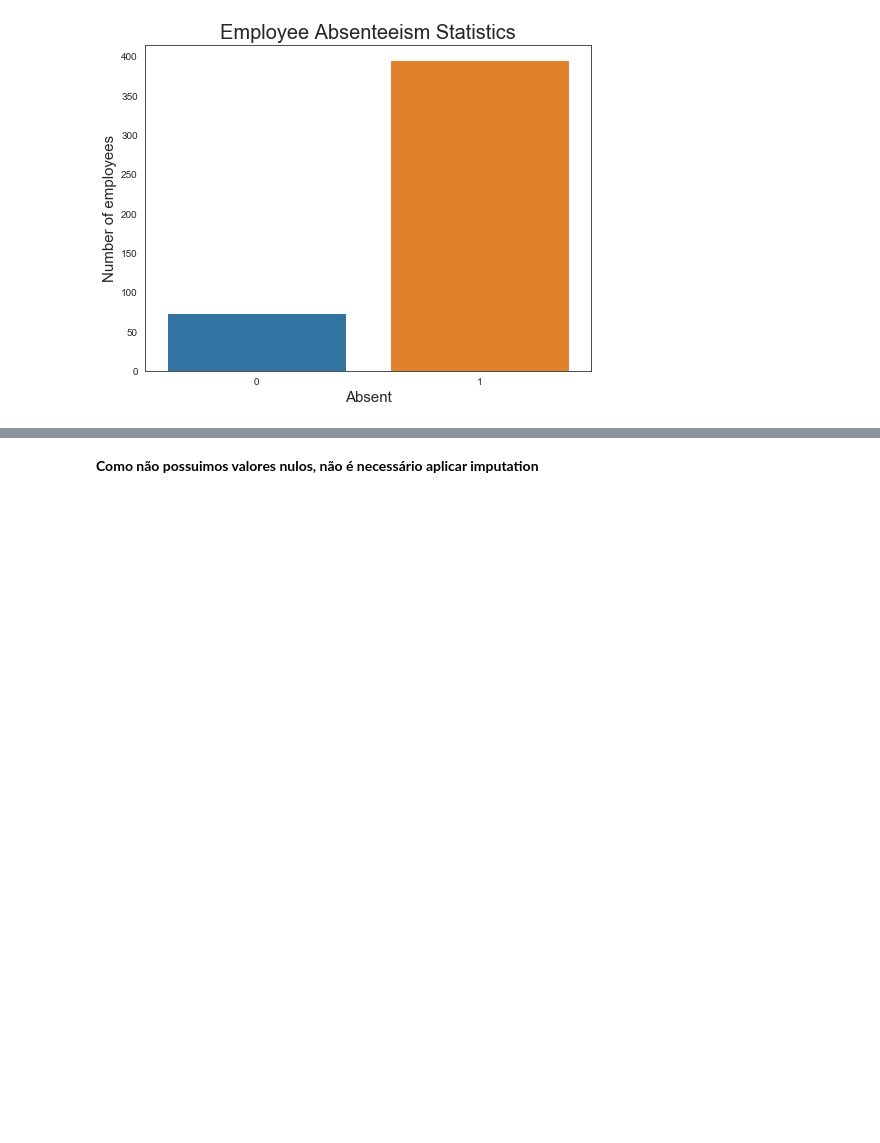
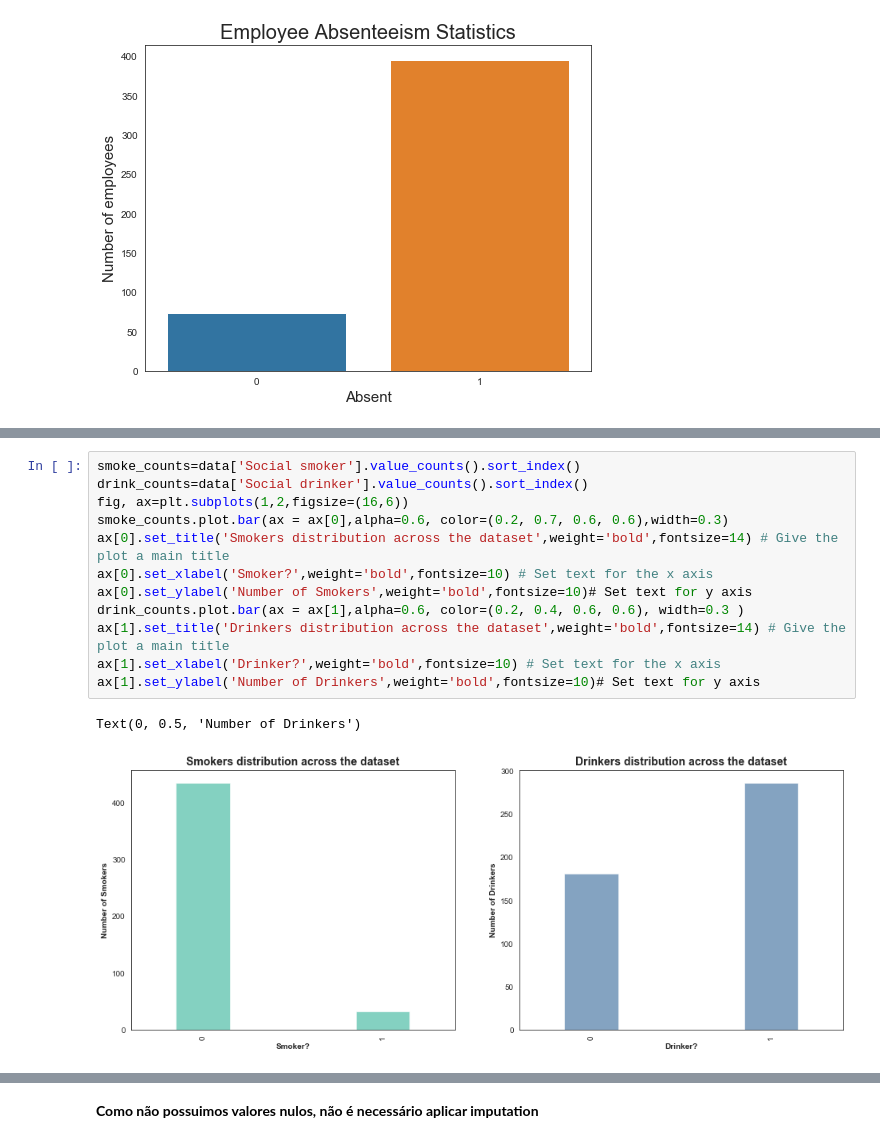
Before and after one commit to Pugnatore/EmployeeAbsenteeism, a Jupyter notebook: TrabalhoFinal.ipynb, the cells around one changed output, grey strips where cells are left out. Drawn from its saved outputs; the diff is of its cells as text; blank space fills up the shorter version.

```diff
--- a/TrabalhoFinal.ipynb
+++ b/TrabalhoFinal.ipynb
@@ -243,0 +259,15 @@ Text(0.5, 1, 'Employee Absenteeism Statistics')
+# %%
+smoke_counts=data['Social smoker'].value_counts().sort_index()
+drink_counts=data['Social drinker'].value_counts().sort_index()
+fig, ax=plt.subplots(1,2,figsize=(16,6))
+smoke_counts.plot.bar(ax = ax[0],alpha=0.6, color=(0.2, 0.7, 0.6, 0.6),width=0.3)
+ax[0].set_title('Smokers distribution across the dataset',weight='bold',fontsize=14) # Give the plot a main title
+ax[0].set_xlabel('Smoker?',weight='bold',fontsize=10) # Set text for the x axis
+ax[0].set_ylabel('Number of Smokers',weight='bold',fontsize=10)# Set text for y axis
+drink_counts.plot.bar(ax = ax[1],alpha=0.6, color=(0.2, 0.4, 0.6, 0.6), width=0.3 )
+ax[1].set_title('Drinkers distribution across the dataset',weight='bold',fontsize=14) # Give the plot a main title
+ax[1].set_xlabel('Drinker?',weight='bold',fontsize=10) # Set text for the x axis
+ax[1].set_ylabel('Number of Drinkers',weight='bold',fontsize=10)# Set text for y axis
+# %% [output]
+Text(0, 0.5, 'Number of Drinkers')
+[figure, added]
```
Also changed, not shown: parts of 14 cells of this notebook, 1 other file.
